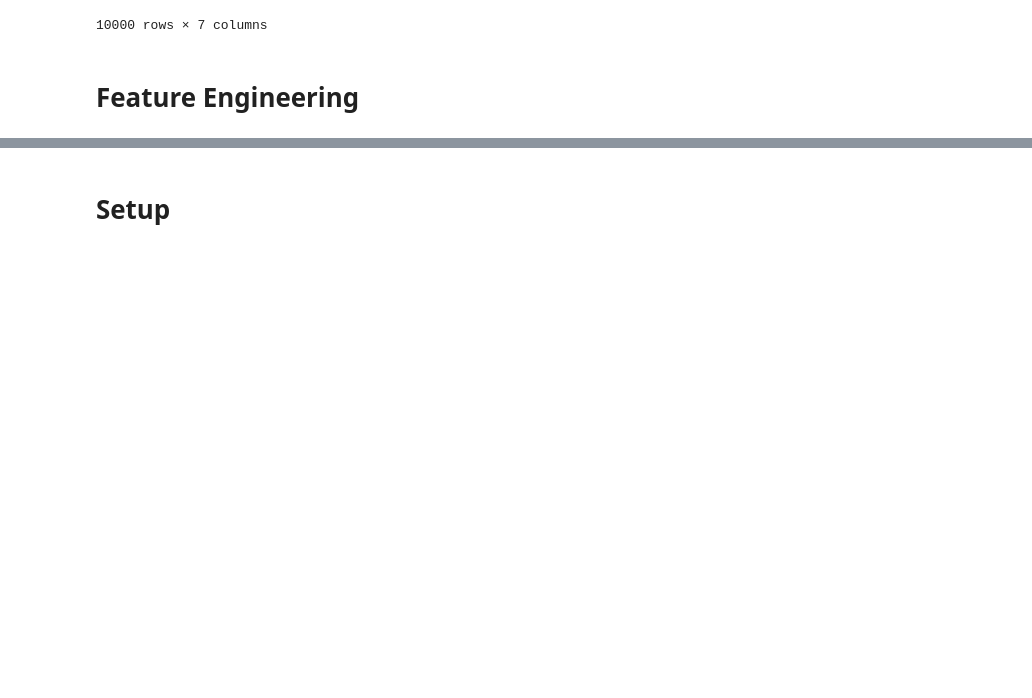
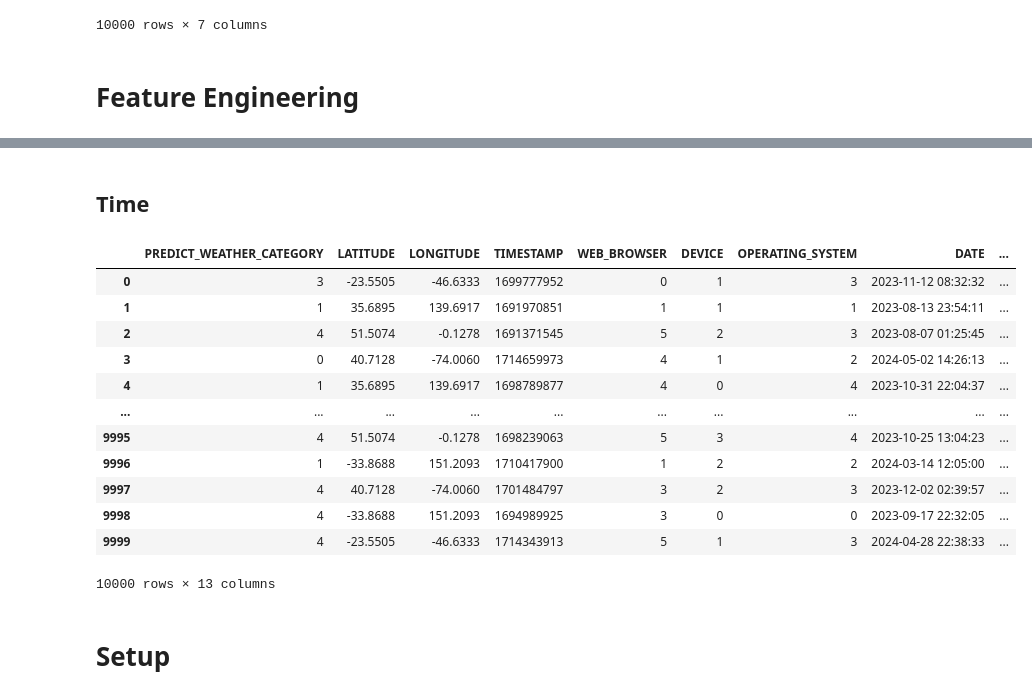
Before and after one commit to FilipePacheco73/WeatherWizard-DS, a Jupyter notebook: Feature_Engineering.ipynb, the cells around one changed output, grey strips where cells are left out. Drawn from its saved outputs; the diff is of its cells as text; code cells hidden in the pictures; blank space fills up the shorter version.

```diff
--- a/Feature_Engineering.ipynb
+++ b/Feature_Engineering.ipynb
@@ -110,4 +116,42 @@ dataset_fe
 10000 rows × 7 columns
+# %% [markdown]
+## Time
+# %%
+import pandas as pd
+import time
+from datetime import datetime
+
+# Função para converter Unix timestamp em data e extrair informações
+def convert_unix_timestamp(timestamp):
+    dt_object = datetime.fromtimestamp(timestamp)
+    return dt_object
+
+# Adicionando uma nova coluna com a data convertida
+dataset_df['DATE'] = dataset_df['TIMESTAMP'].apply(convert_unix_timestamp)
+
+# Criando colunas adicionais com dia, mês, ano, semana do ano e horas
+dataset_df['DAY'] = dataset_df['DATE'].dt.day
+dataset_df['MONTH'] = dataset_df['DATE'].dt.month
+dataset_df['YEAR'] = dataset_df['DATE'].dt.year
+dataset_df['WEEK_OF_YEAR'] = dataset_df['DATE'].dt.isocalendar().week
+dataset_df['HOUR'] = dataset_df['DATE'].dt.hour
+
+# Exibindo o DataFrame com as novas colunas
+dataset_df
+# %% [output]
+|  | PREDICT_WEATHER_CATEGORY | LATITUDE | LONGITUDE | TIMESTAMP | WEB_BROWSER | DEVICE | OPERATING_SYSTEM | DATE | ... |
+| 0 | 3 | -23.5505 | -46.6333 | 1699777952 | 0 | 1 | 3 | 2023-11-12 08:32:32 | ... |
+| 1 | 1 | 35.6895 | 139.6917 | 1691970851 | 1 | 1 | 1 | 2023-08-13 23:54:11 | ... |
+| 2 | 4 | 51.5074 | -0.1278 | 1691371545 | 5 | 2 | 3 | 2023-08-07 01:25:45 | ... |
+| 3 | 0 | 40.7128 | -74.0060 | 1714659973 | 4 | 1 | 2 | 2024-05-02 14:26:13 | ... |
+| 4 | 1 | 35.6895 | 139.6917 | 1698789877 | 4 | 0 | 4 | 2023-10-31 22:04:37 | ... |
+| ... | ... | ... | ... | ... | ... | ... | ... | ... | ... |
+| 9995 | 4 | 51.5074 | -0.1278 | 1698239063 | 5 | 3 | 4 | 2023-10-25 13:04:23 | ... |
+| 9996 | 1 | -33.8688 | 151.2093 | 1710417900 | 1 | 2 | 2 | 2024-03-14 12:05:00 | ... |
+| 9997 | 4 | 40.7128 | -74.0060 | 1701484797 | 3 | 2 | 3 | 2023-12-02 02:39:57 | ... |
+| 9998 | 4 | -33.8688 | 151.2093 | 1694989925 | 3 | 0 | 0 | 2023-09-17 22:32:05 | ... |
+| 9999 | 4 | -23.5505 | -46.6333 | 1714343913 | 5 | 1 | 3 | 2024-04-28 22:38:33 | ... |
+10000 rows × 13 columns
 # %%
 # Assuming you already have a dataset where 'target' is your target variable
 # and 'features' are your input features.
```
Also changed, not shown: parts of 19 cells of this notebook, 2 other files.
